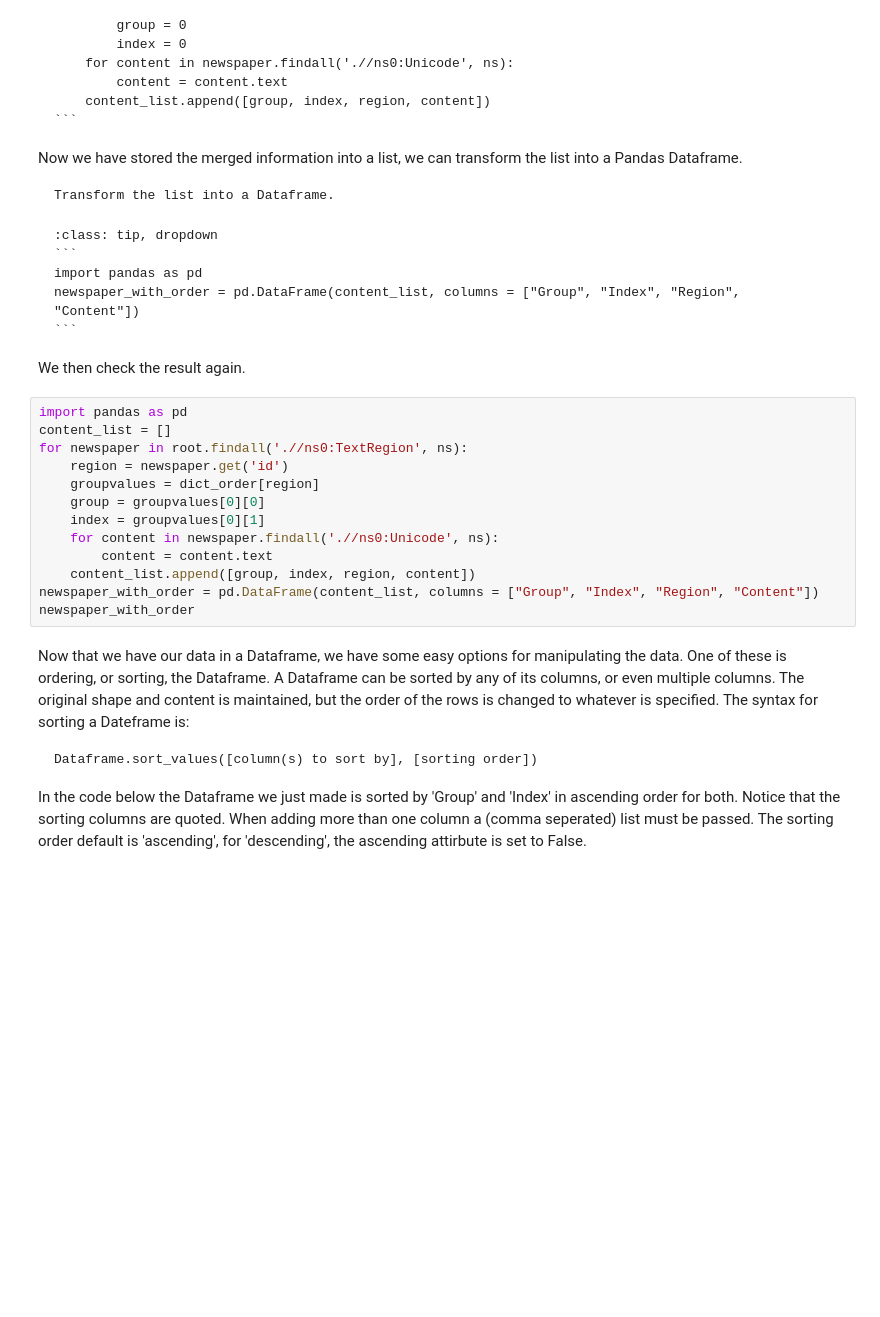
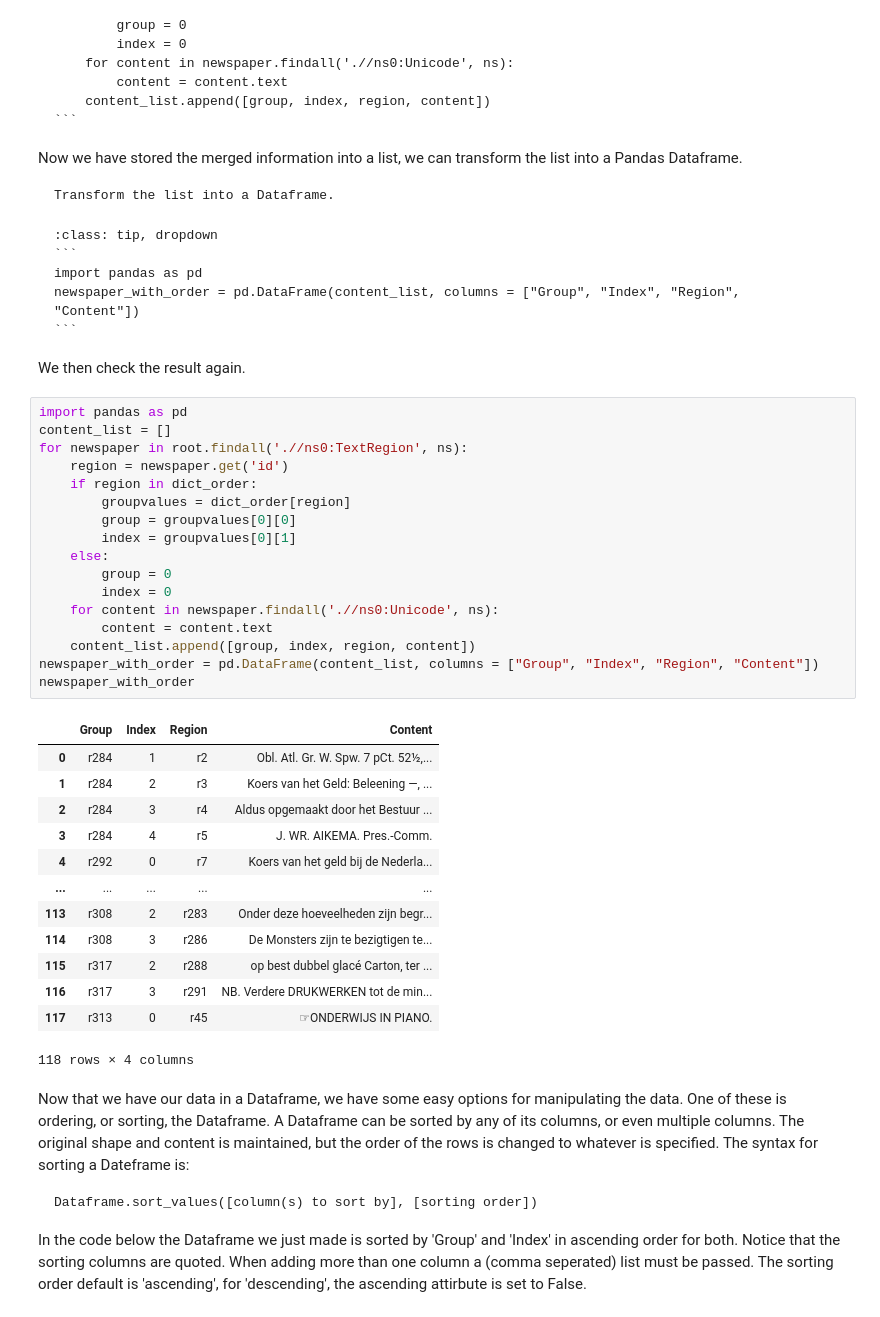
Before and after one commit to MirjamC/xml-workshop, a Jupyter notebook: _build/html/_sources/8_page_ET.ipynb, the cells around one changed output. Cells and saved outputs as stored; diff of their text form; blank space fills up the shorter version.

```diff
--- a/_build/html/_sources/8_page_ET.ipynb
+++ b/_build/html/_sources/8_page_ET.ipynb
@@ -546,16 +562,34 @@ We then check the result again.
 # %%
 import pandas as pd
 content_list = []
 for newspaper in root.findall('.//ns0:TextRegion', ns):
 	region = newspaper.get('id')
-	groupvalues = dict_order[region]
-	group = groupvalues[0][0]
-	index = groupvalues[0][1]
+	if region in dict_order:
+		groupvalues = dict_order[region]
+		group = groupvalues[0][0]
+		index = groupvalues[0][1]
+	else:
+		group = 0
+		index = 0
 	for content in newspaper.findall('.//ns0:Unicode', ns):
 		content = content.text
 	content_list.append([group, index, region, content])
 newspaper_with_order = pd.DataFrame(content_list, columns = ["Group", "Index", "Region", "Content"])
 newspaper_with_order
+# %% [output]
+|  | Group | Index | Region | Content |
+| 0 | r284 | 1 | r2 | Obl. Atl. Gr. W. Spw. 7 pCt. 52½,... |
+| 1 | r284 | 2 | r3 | Koers van het Geld: Beleening —, ... |
+| 2 | r284 | 3 | r4 | Aldus opgemaakt door het Bestuur ... |
+| 3 | r284 | 4 | r5 | J. WR. AIKEMA. Pres.-Comm. |
+| 4 | r292 | 0 | r7 | Koers van het geld bij de Nederla... |
+| ... | ... | ... | ... | ... |
+| 113 | r308 | 2 | r283 | Onder deze hoeveelheden zijn begr... |
+| 114 | r308 | 3 | r286 | De Monsters zijn te bezigtigen te... |
+| 115 | r317 | 2 | r288 | op best dubbel glacé Carton, ter ... |
+| 116 | r317 | 3 | r291 | NB. Verdere DRUKWERKEN tot de min... |
+| 117 | r313 | 0 | r45 | ☞ONDERWIJS IN PIANO. |
+118 rows × 4 columns
 # %% [markdown]
 Now that we have our data in a Dataframe, we have some easy options for manipulating the data. One of these is ordering, or sorting, the Dataframe.
 A Dataframe can be sorted by any of its columns, or even multiple columns. The original shape and content is maintained, but the order of the rows is changed to whatever is specified.
```
Also changed, not shown: parts of 2 cells of this notebook, 8 other files.
